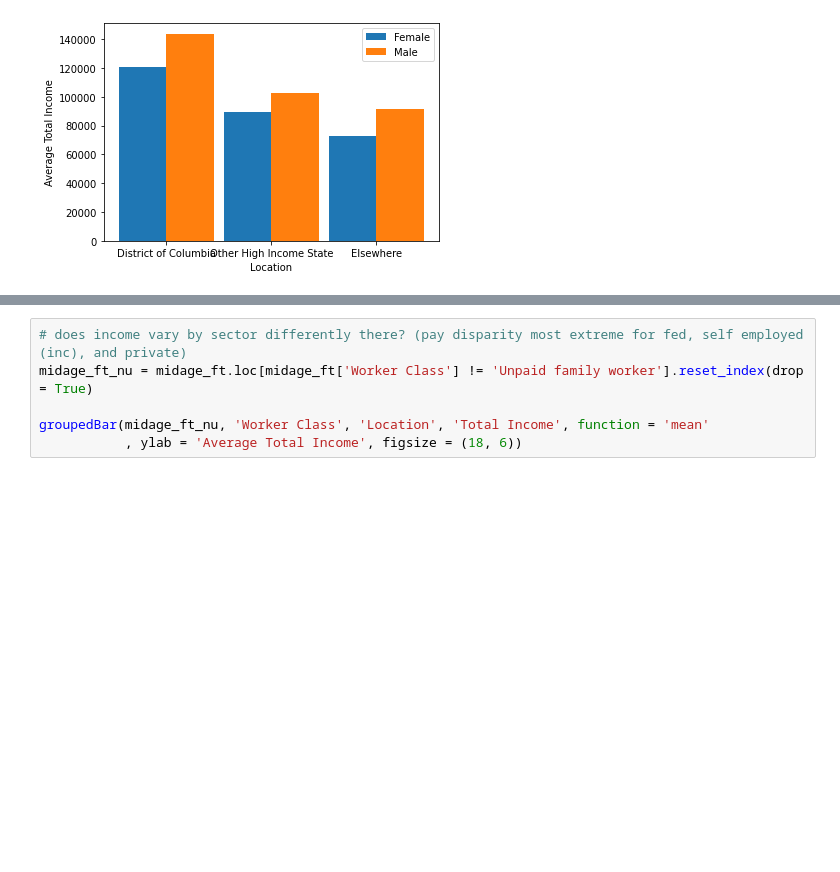
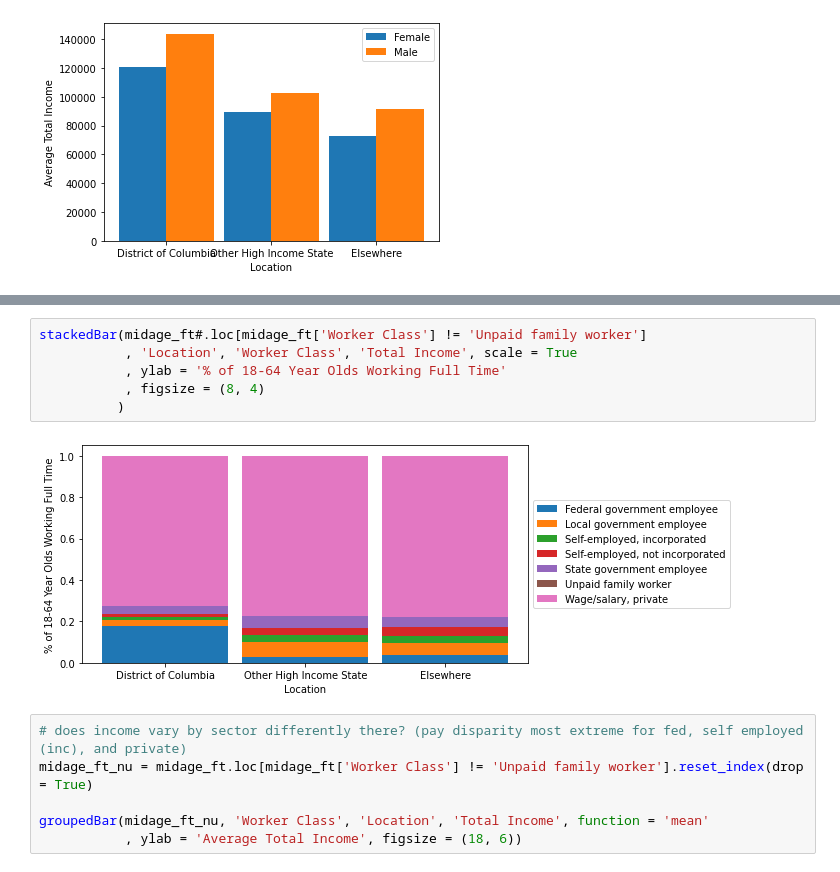
Before and after one commit to eviefowler/ACS-Data-Visualization, a Jupyter notebook: DC Deep Dive.ipynb, the cells around one changed output, grey strips where cells are left out. Cells and saved outputs as stored; diff of their text form; blank space fills up the shorter version.

```diff
--- a/DC Deep Dive.ipynb
+++ b/DC Deep Dive.ipynb
@@ -133,3 +102,11 @@ stackedBar(midage_ft.loc[midage_ft['Worker Class'] != 'Unpaid family worker']
+# %%
+stackedBar(midage_ft#.loc[midage_ft['Worker Class'] != 'Unpaid family worker']
+           , 'Location', 'Worker Class', 'Total Income', scale = True
+           , ylab = '% of 18-64 Year Olds Working Full Time'
+           , figsize = (8, 4)
+          )
+# %% [output]
+[figure, added]
 # %%
 # does income vary by sector differently there? (pay disparity most extreme for fed, self employed (inc), and private)
 midage_ft_nu = midage_ft.loc[midage_ft['Worker Class'] != 'Unpaid family worker'].reset_index(drop = True)
```
Also changed, not shown: parts of 17 cells of this notebook.
